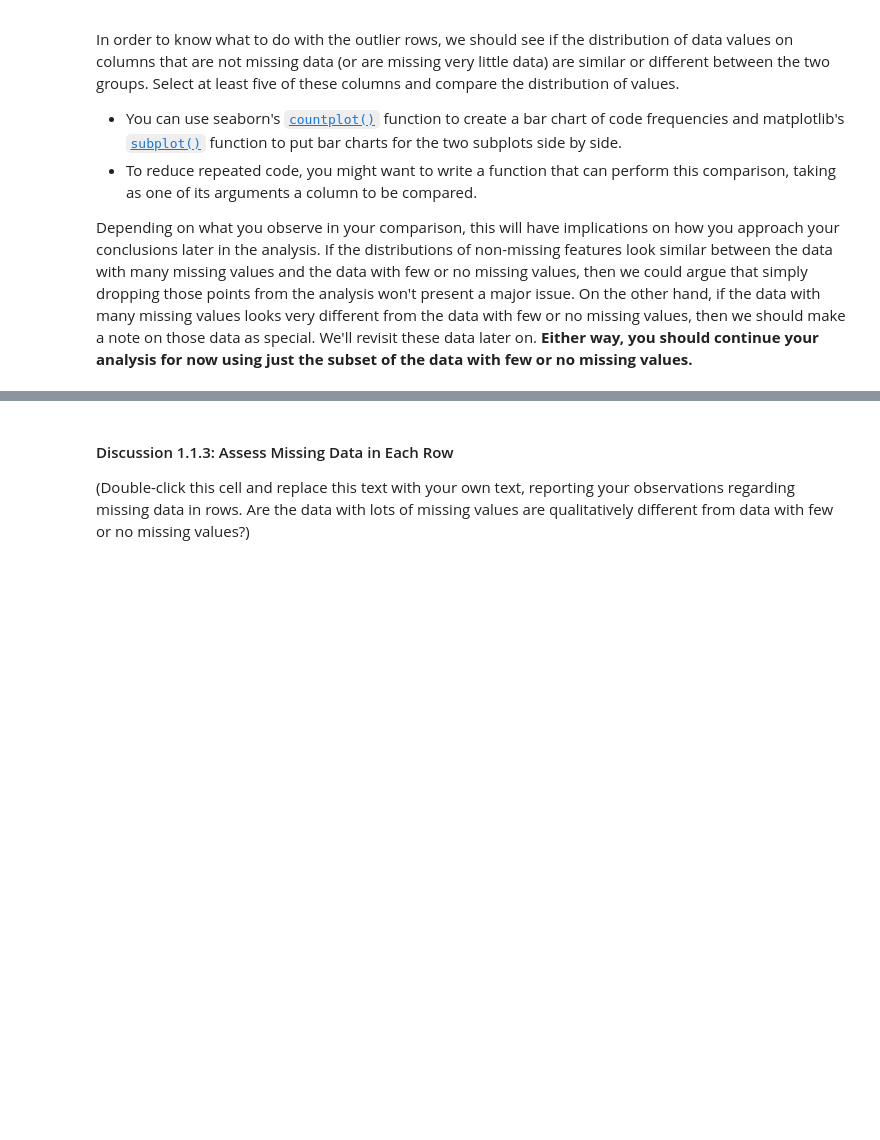
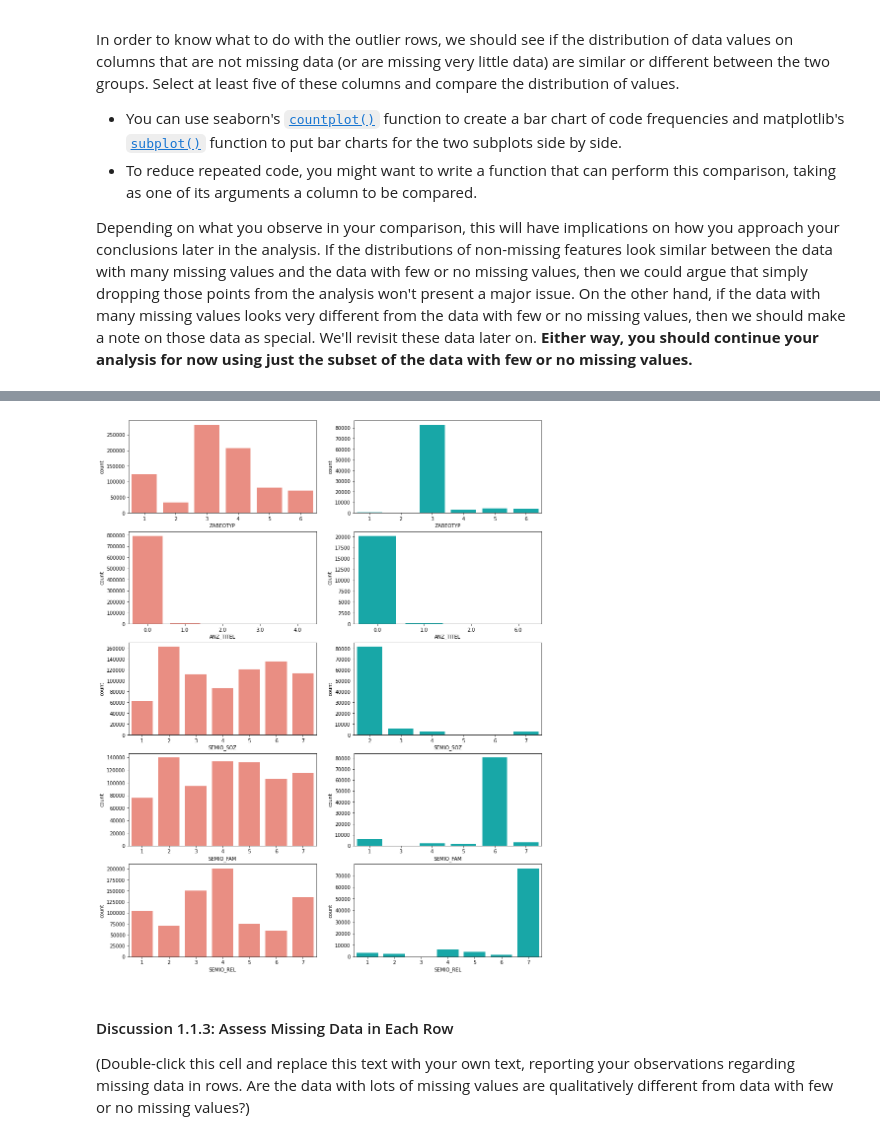
Before and after one commit to maleksaati/Identify_Customer_Segments, a Jupyter notebook: Identify_Customer_Segments.ipynb, the cells around one changed output, grey strips where cells are left out. Cells and saved outputs as stored; diff of their text form; code cells hidden in the pictures; blank space fills up the shorter version.

```diff
--- a/Identify_Customer_Segments.ipynb
+++ b/Identify_Customer_Segments.ipynb
@@ -244,6 +247,16 @@ df_2 = azdias[null_rows_count>20]
 # %%
 # Compare the distribution of values for at least five columns where there are
 # no or few missing values, between the two subsets.
+figure, axs = plt.subplots(nrows=5, ncols=2, figsize = (15,20))
+i=0
+few_missing_columns = na_df_1.isnull().sum().sort_values(ascending=True).iloc[0:5].index
+
+for column in few_missing_columns:
+    sns.countplot(data=na_df_1, x = column, color="salmon", ax = axs[i][0])
+    sns.countplot(data=na_df_2, x = column, color="c", ax = axs[i][1])
+    i=i+1
+# %% [output]
+[figure, added]
 # %% [markdown]
 #### Discussion 1.1.3: Assess Missing Data in Each Row
 
```
Also changed, not shown: parts of 3 cells of this notebook.
